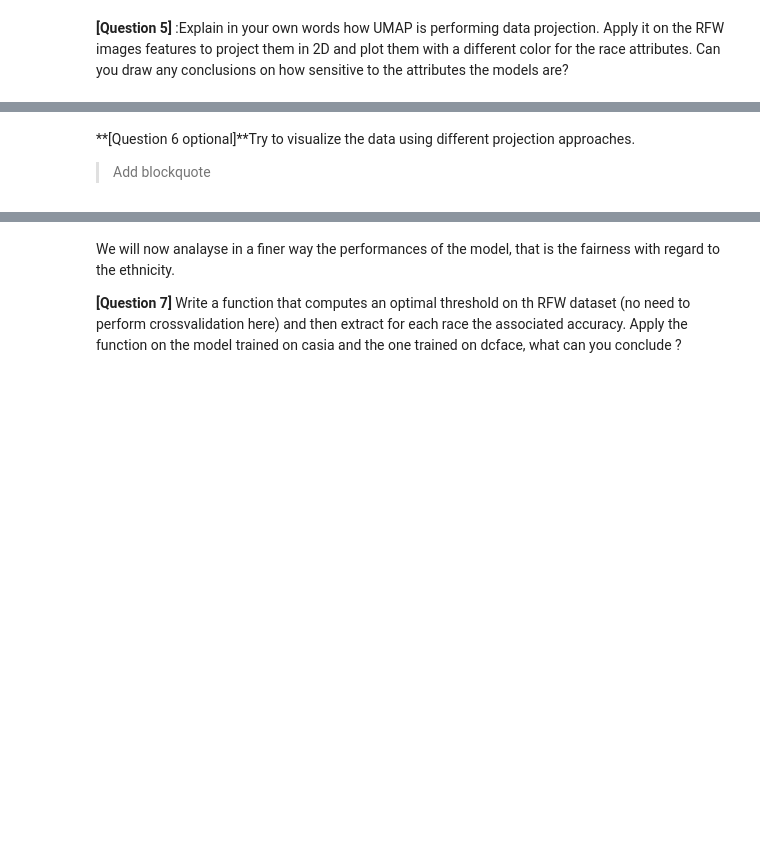
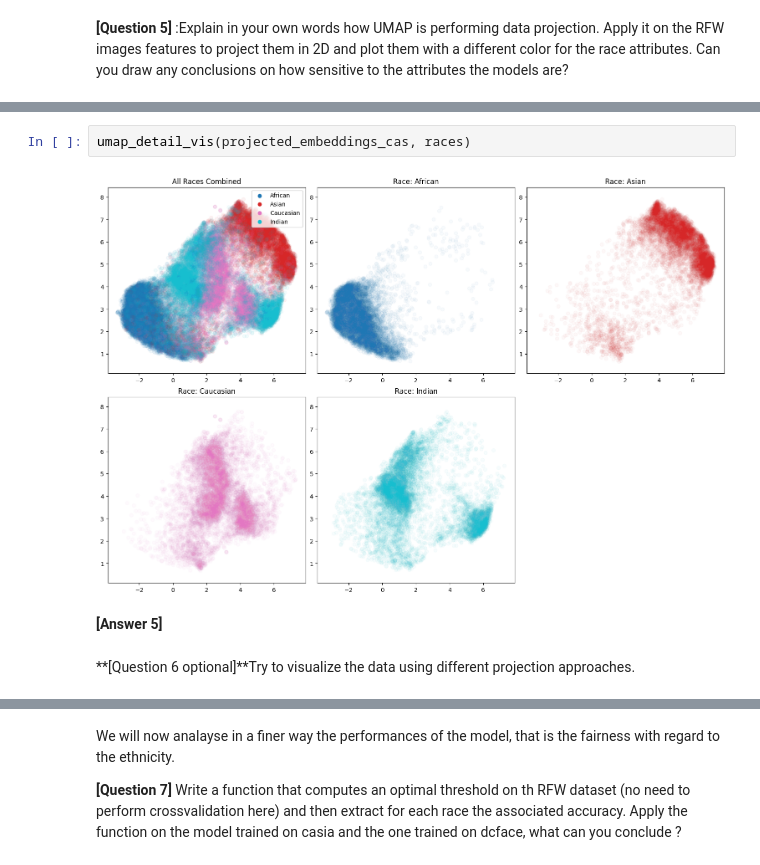
Before and after one commit to Carda01/fairness_ai, a Jupyter notebook: practical_fairness_in_ai_local_part3_Alfio_Cardillo.ipynb, the cells around one changed output, grey strips where cells are left out. Saved outputs shown, nothing was run; the diff lists cells and outputs as text; blank space fills up the shorter version.

```diff
--- a/practical_fairness_in_ai_local_part3_Alfio_Cardillo.ipynb
+++ b/practical_fairness_in_ai_local_part3_Alfio_Cardillo.ipynb
@@ -1072,7 +1165,11 @@ leg  =plt.legend()
+# %%
+umap_detail_vis(projected_embeddings_cas, races)
+# %% [output]
+[figure, added]
+# %% [markdown]
+**[Answer 5]**
 # %% [markdown]
 **[Question 6 optional]**Try to visualize the data using different projection approaches.
-
-> Add blockquote
 # %%
 ### CODE HERE
 from sklearn.decomposition import PCA, KernelPCA
```
Also changed, not shown: parts of 13 cells of this notebook.
